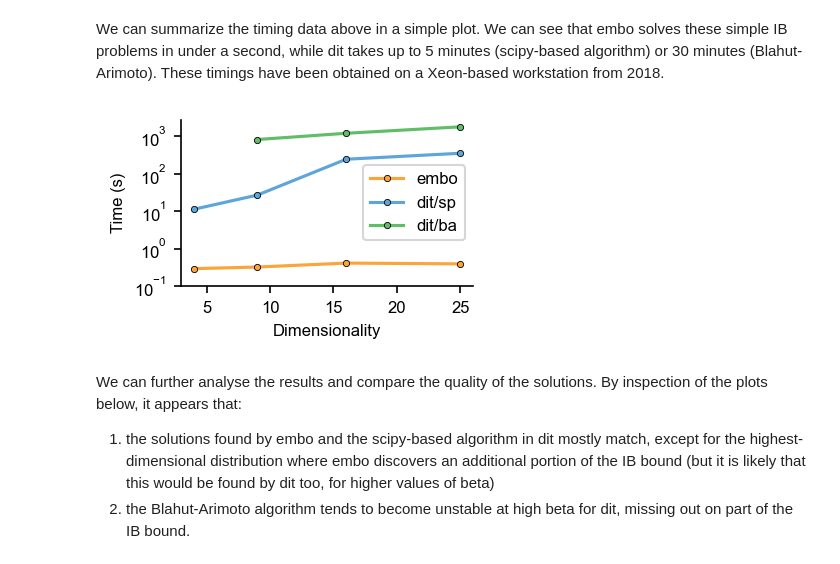
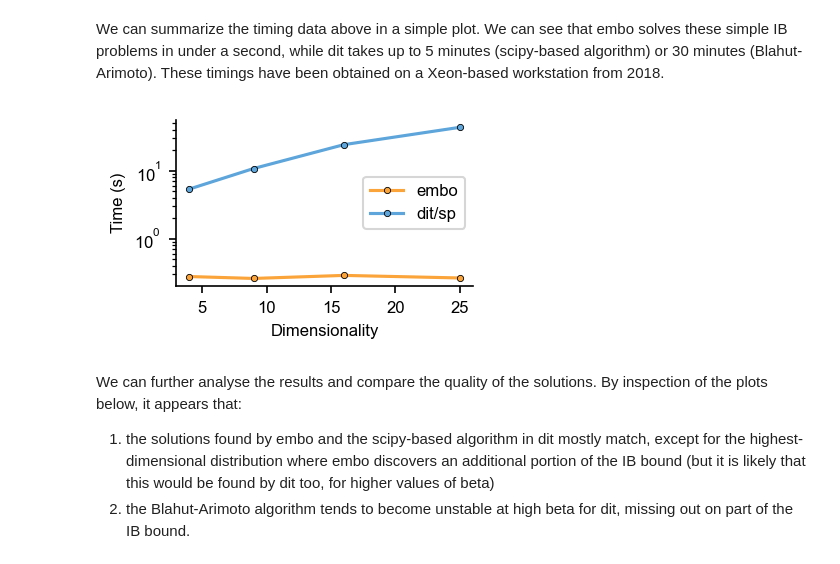
Before and after one commit to epiasini/embo-github-mirror, a Jupyter notebook: embo/examples/Compare-embo-dit.ipynb, the cells around one changed output. Cells and saved outputs as stored; diff of their text form; code cells hidden in the pictures.

Commit message:
Update example notebooks after renaming InformationBottleneck class

```diff
--- a/embo/examples/Compare-embo-dit.ipynb
+++ b/embo/examples/Compare-embo-dit.ipynb
@@ -15,7 +15,7 @@ from matplotlib.lines import Line2D
 import pickle
 
 
-from embo import EmpiricalBottleneck
+from embo import InformationBottleneck
 import dit
 from dit.rate_distortion import IBCurve
 
@@ -58,6 +58,8 @@ dist['dit'] = [dit.Distribution.from_ndarray(d) for d in dist['embo']]
 # set up common configurations for the algorithms
 numbeta = 101
 maxbeta = 10
+alpha = 1
+tool_names = ['embo', 'dit/sp']
 
 # prepare data format for uniform access
 results = {
@@ -79,9 +81,9 @@ Note that embo can optionally parallelize the computation of the IB, by finding
 # %%
 # Run bottleneck with Embo
 for k, d in enumerate(dist['embo']):
-    t = %timeit -o -r1 -n1 eb = EmpiricalBottleneck(pxy=d, numbeta=numbeta, maxbeta=maxbeta, processes=1);\
-    eb.get_empirical_bottleneck(return_entropies=True);\
-    results['embo']['ix'].append(eb.i_x);\
+    t = %timeit -o -r1 -n1 eb = InformationBottleneck(pxy=d, numbeta=numbeta, maxbeta=maxbeta, processes=1, alpha=alpha);\
+    eb.get_bottleneck(return_entropies=True);\
+    results['embo']['ix'].append(eb.h_m);\
     results['embo']['iy'].append(eb.i_y);\
     results['embo']['beta'].append(eb.beta);\
     results['embo']['ixy'].append(eb.mixy);\
@@ -97,12 +99,12 @@ for k, d in enumerate(dist['embo']):
 Now we can solve the same IB problems with dit. Dit actually implements two different algorithms for the IB: one is the standard Blahut-Arimoto algorithm, used in the original IB paper and also internally by embo. The other uses `scipy.optimize`, and is the default one for dit. Below we report results and comparisons for both algorithms; we indicate them as `dit/ba` and `dit/sp` respectively. We note that a bug in dit prevents us from using the BA algorithm on the smallest of our benchmark probability distributions.
 # %%
 # Run bottleneck with dit
-for method in ['sp', 'ba']:
+for method in ['sp']:
     tool = f"dit/{method}"
     print(f"===={tool}====")
     for k, d in enumerate(dist['dit']):
         try:
-            t = %timeit -o -r1 -n1 ib = IBCurve(d, method=method, beta_num=numbeta, beta_max=maxbeta);\
+            t = %timeit -o -r1 -n1 ib = IBCurve(d, method=method, beta_num=numbeta, beta_max=maxbeta, alpha=alpha);\
             results[tool]['ix'].append(ib.complexities);\
             results[tool]['iy'].append(ib.relevances);\
             results[tool]['beta'].append(ib.betas);\
@@ -135,19 +132,18 @@ We can summarize the timing data above in a simple plot. We can see that embo so
 # %%
 fig, ax = plt.subplots()
 for tool in tool_names:
     res = results[tool]
     time = np.array([t if t is np.NaN else t.average for t in res['time']])
     dimensionality = np.array(res['dimensionality'])
     ax.semilogy(dimensionality, time, label=tool, marker='.', color=colors[tool])
 ax.set_xlabel('Dimensionality')
 ax.set_ylabel('Time (s)')
-ax.set_yticks([0.1, 1, 10, 100, 1000])
 ax.tick_params(axis='y', which='minor', left=True)
 ax.legend()
 plt.show()
-fig.savefig(f'embo_vs_dit_timing.png')
+#fig.savefig(f'embo_vs_dit_timing_alpha{alpha}.png')
 # %% [output]
-[figure, old version]
+[figure, new version]
 # %% [markdown]
 We can further analyse the results and compare the quality of the solutions. By inspection of the plots below, it appears that:
 1. the solutions found by embo and the scipy-based algorithm in dit mostly match, except for the highest-dimensional distribution where embo discovers an additional portion of the IB bound (but it is likely that this would be found by dit too, for higher values of beta)
```
Also changed, not shown: parts of 3 cells of this notebook, 4 other files.
